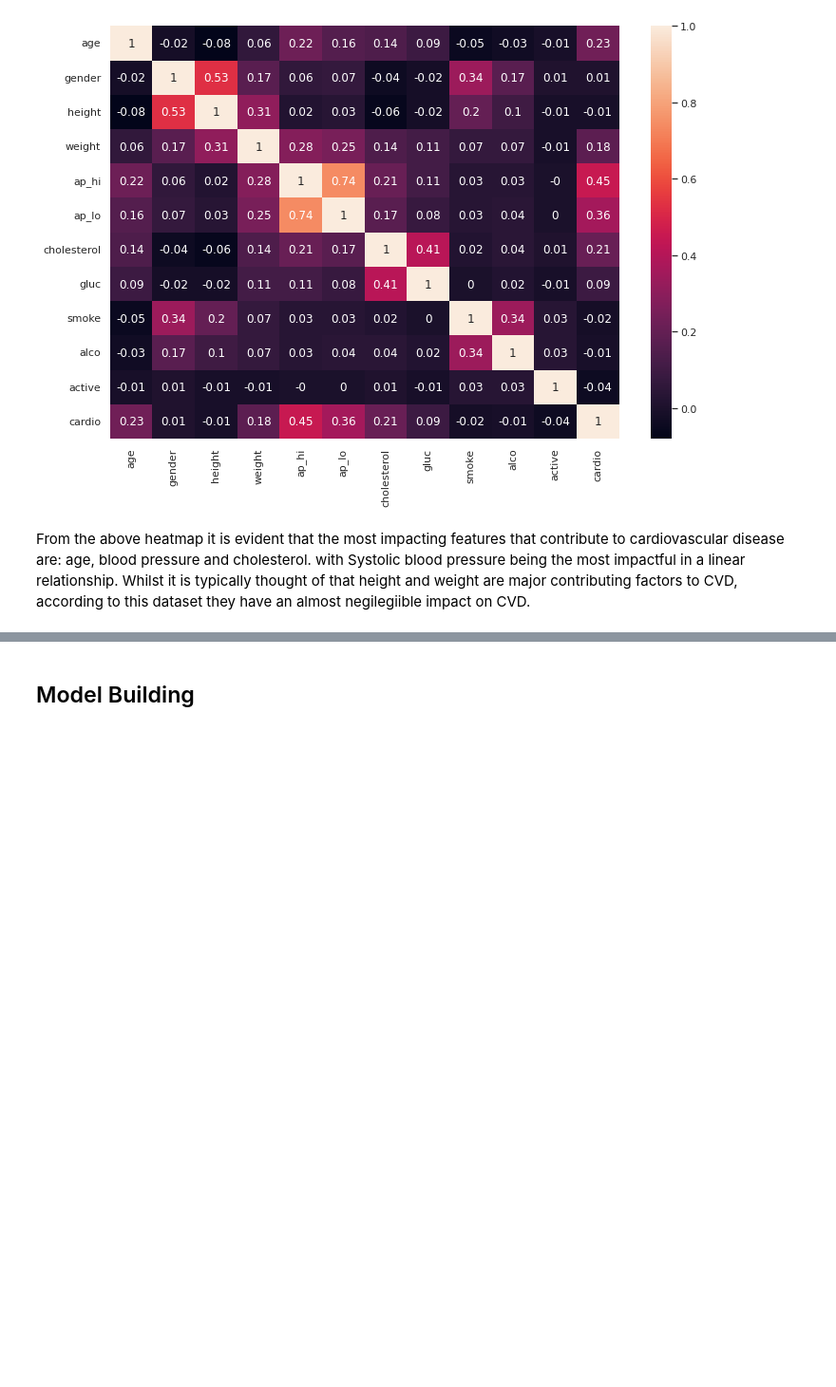
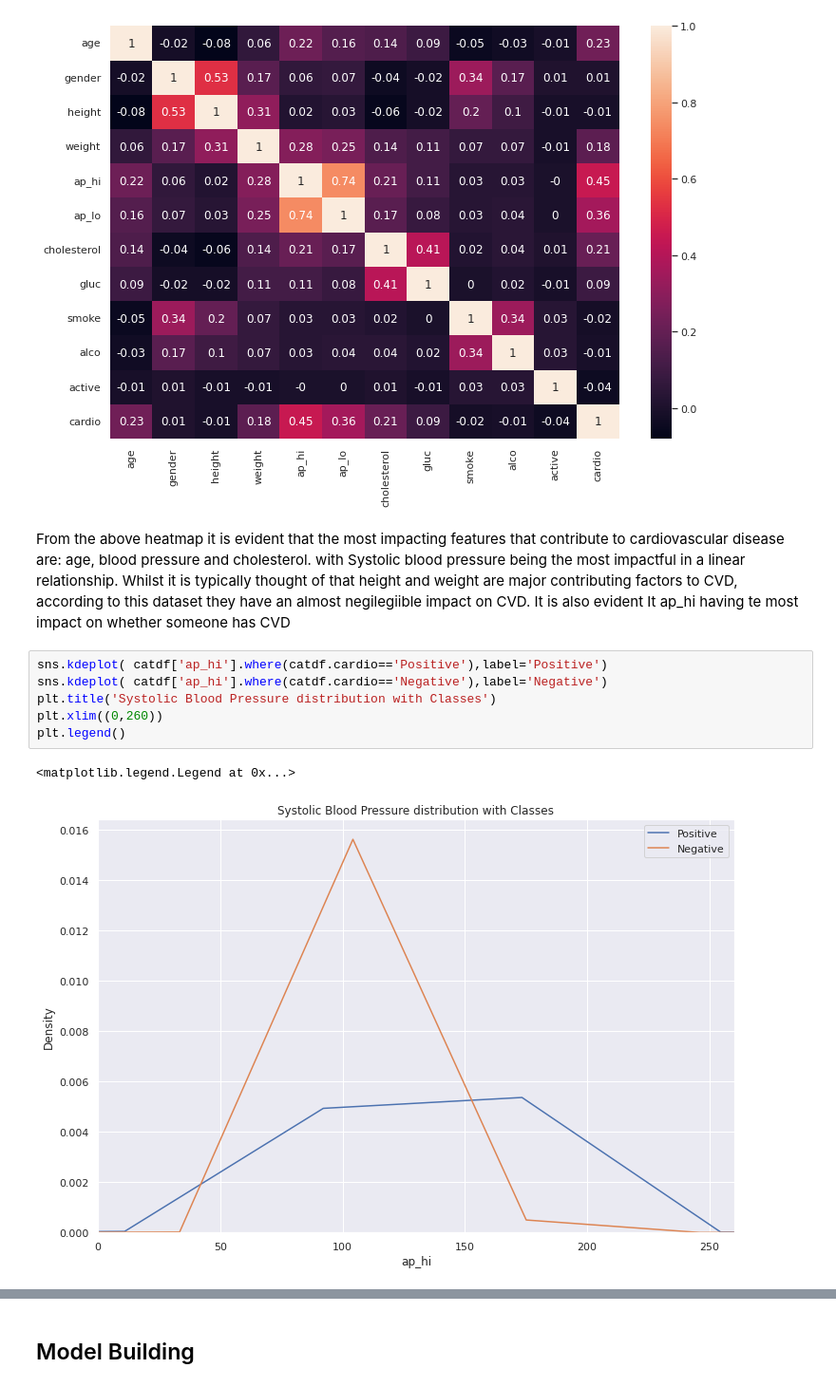
Before and after one commit to HumanClone/Logistic-Regression, a Jupyter notebook: Logistic Regression P2.ipynb, the cells around one changed output, grey strips where cells are left out. Shown: that part at 95% size. Saved outputs shown, nothing was run; the diff lists cells and outputs as text; blank space fills up the shorter version.

```diff
--- a/Logistic Regression P2.ipynb
+++ b/Logistic Regression P2.ipynb
@@ -302,4 +302,13 @@ sns.heatmap(corr, annot=True)
 <AxesSubplot:>
 [figure]
 # %% [markdown]
-From the above heatmap it is evident that the most impacting features that contribute to cardiovascular disease are: age, blood pressure  and cholesterol. with Systolic blood pressure being the most impactful in a linear relationship. Whilst it is typically thought of that height and weight are major contributing factors to CVD, according to this dataset they have an almost negilegiible impact on CVD.
+From the above heatmap it is evident that the most impacting features that contribute to cardiovascular disease are: age, blood pressure  and cholesterol. with Systolic blood pressure being the most impactful in a linear relationship. Whilst it is typically thought of that height and weight are major contributing factors to CVD, according to this dataset they have an almost negilegiible impact on CVD. It is also evident It ap_hi having te most impact on whether someone has CVD
+# %%
+sns.kdeplot( catdf['ap_hi'].where(catdf.cardio=='Positive'),label='Positive')
+sns.kdeplot( catdf['ap_hi'].where(catdf.cardio=='Negative'),label='Negative')
+plt.title('Systolic Blood Pressure distribution with Classes')
+plt.xlim((0,260))
+plt.legend()
+# %% [output]
+<matplotlib.legend.Legend at 0x...>
+[figure, added]
```
Also changed, not shown: parts of 9 cells of this notebook.
